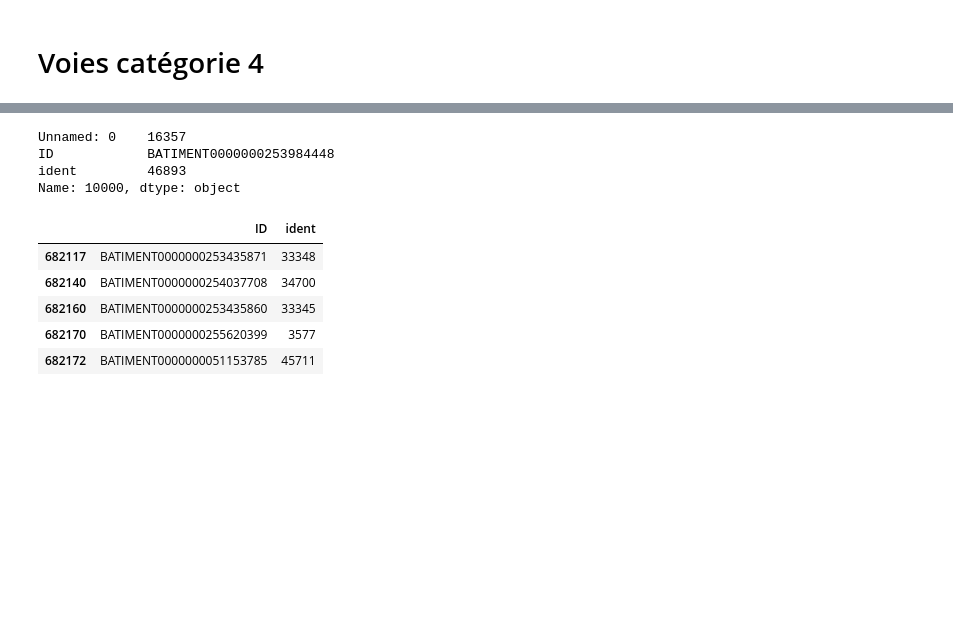
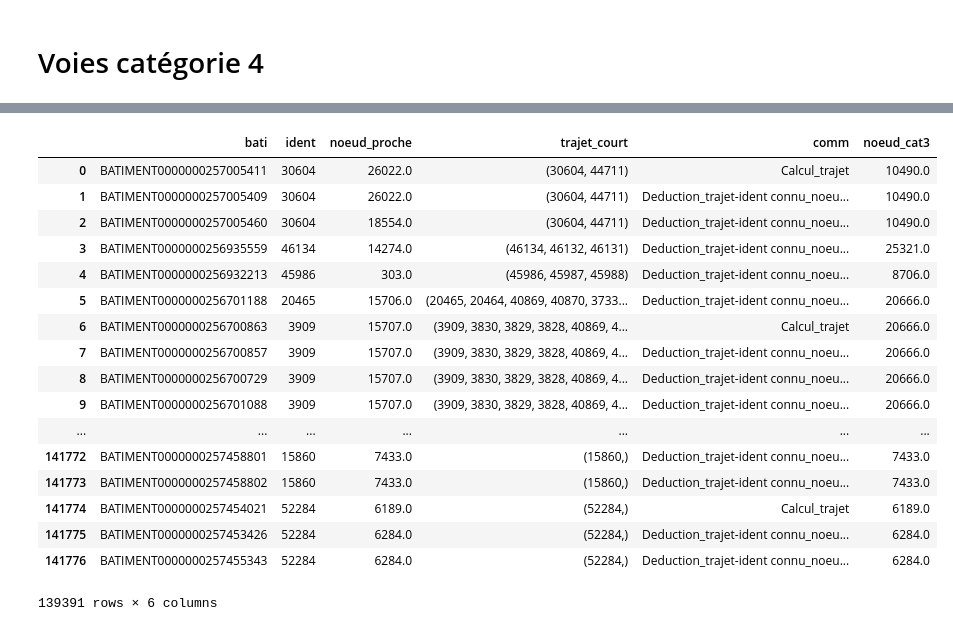
Before and after one commit to nantodevison/Lin_uniq_BdxM, a Jupyter notebook: Lin_uniq_BdxM/Traitements/traitements.ipynb, the cells around one changed output, grey strips where cells are left out. Saved outputs shown, nothing was run; the diff lists cells and outputs as text; code cells hidden in the pictures; blank space fills up the shorter version.

Commit message:
ajout module voies cat4 et diagramme

```diff
--- a/Lin_uniq_BdxM/Traitements/traitements.ipynb
+++ b/Lin_uniq_BdxM/Traitements/traitements.ipynb
@@ -570,0 +537,4 @@ Once deleted, variables cannot be recovered. Proceed (y/[n])?   y
+# %%
+#ensuite, on va limiter les donées aux batiments relatifs aux voies non affectées
+list_bati_rhv_cat4=coreesp_bati2.loc[coreesp_bati2.ident.isin(gdf_traf_1234.loc[gdf_traf_1234.cat_rhv.isin(['4','64'])].ident.tolist())].ID.tolist()
+bati_voie_inconnue=bati.loc[bati.ID.isin(coreesp_bati2.loc[~coreesp_bati2.ident.isin(gdf_traf_1234.ident)].ID.tolist()+list_bati_rhv_cat4)].copy()
@@ -570,0 +559,29 @@ Once deleted, variables cannot be recovered. Proceed (y/[n])?   y
+# %%
+#definition des variables neecessaires
+#ramener la geometrie de la ligne la plus proche sur le bati inconnu
+bati_ligne_proche=bati_voie_inconnue.loc[(bati_voie_inconnue['PopT2016']>=1) & (bati_voie_inconnue['ID']!='BatiFictif')].merge(coreesp_bati2[['ID','ident']], on='ID')
+bati_ligne_proche['ident']=bati_ligne_proche.ident.apply(lambda x : str(x))
+bati_ligne_proche=bati_ligne_proche.merge(gdf_rhv_groupe[['ident', 'geometry']], on='ident').rename(columns={'geometry_x':'geom_p', 'geometry_y':'geom_l'})
+#calculer le point le plus proche situé sur la ligne
+bati_ligne_proche['point_proche']=bati_ligne_proche.apply(lambda x : nearest_points(x['geom_p'],x['geom_l'])[1],axis=1)
+ensemble_lignes=voies_nc.copy()
+#j'ai besoin de cette ligne car les source_target de gdf_traf_1234 sont différents de ceux de ensemble_lignes
+gdf_tot_eq_1234=graph_filaire.loc[graph_filaire.ident.isin(gdf_traf_1234.ident.tolist())]
+vertex_connus=list(set(gdf_tot_eq_1234.source.tolist()+gdf_tot_eq_1234.target.tolist()))
+vertex_impasse=[k for k, v in Counter(graph_filaire.source.tolist()+graph_filaire.target.tolist()).items() if v==1]
+# %%
+%%time
+#test sur une ligne
+ident_proche_bati=str(bati_ligne_proche.loc[bati_ligne_proche['ID']=='BATIMENT0000000257003562'].ident.to_numpy()[0])#risque si ident pas trouver d'IndexError
+point_depart=bati_ligne_proche.loc[bati_ligne_proche['ID']=='BATIMENT0000000257003562'].point_proche.values[0]
+trajets=v4.ensemble_trajet(ident_proche_bati,point_depart,ensemble_lignes, vertex_connus, vertex_impasse, graph_filaire_vertex)
+trajets.initialiser_trajets()
+trajets.allonger_trajet()
+
+trajets.creer_df_tt_trajet()
+trajets.filtrer_df_tt_trajet()
+trajets.trajet_court=tuple(trajets.df_trajet_cat3_grp_OD.loc[trajets.df_trajet_cat3_grp_OD.longueur_tot==trajets.df_trajet_cat3_grp_OD.longueur_tot.min()].lignes.to_numpy()[0])
+trajets.point_arrive=trajets.df_trajet_cat3_grp_OD.loc[trajets.df_trajet_cat3_grp_OD.longueur_tot==trajets.df_trajet_cat3_grp_OD.longueur_tot.min()].points.to_numpy()[0][-1]
+# %%
+trajets=v4.ensemble_trajet(ident_proche_bati,point_depart,ensemble_lignes, vertex_connus, vertex_impasse, graph_filaire_vertex)
+trajets.calculs_trajets()
@@ -571 +658,22 @@ Once deleted, variables cannot be recovered. Proceed (y/[n])?   y
+# %%
+resultat
+# %% [output]
+|  | bati | ident | noeud_proche | trajet_court | comm | noeud_cat3 |
+| 0 | BATIMENT0000000257005411 | 30604 | 26022.0 | (30604, 44711) | Calcul_trajet | 10490.0 |
+| 1 | BATIMENT0000000257005409 | 30604 | 26022.0 | (30604, 44711) | Deduction_trajet-ident connu_noeu... | 10490.0 |
+| 2 | BATIMENT0000000257005460 | 30604 | 18554.0 | (30604, 44711) | Deduction_trajet-ident connu_noeu... | 10490.0 |
+| 3 | BATIMENT0000000256935559 | 46134 | 14274.0 | (46134, 46132, 46131) | Deduction_trajet-ident connu_noeu... | 25321.0 |
+| 4 | BATIMENT0000000256932213 | 45986 | 303.0 | (45986, 45987, 45988) | Deduction_trajet-ident connu_noeu... | 8706.0 |
+| 5 | BATIMENT0000000256701188 | 20465 | 15706.0 | (20465, 20464, 40869, 40870, 3733... | Deduction_trajet-ident connu_noeu... | 20666.0 |
+| 6 | BATIMENT0000000256700863 | 3909 | 15707.0 | (3909, 3830, 3829, 3828, 40869, 4... | Calcul_trajet | 20666.0 |
+| 7 | BATIMENT0000000256700857 | 3909 | 15707.0 | (3909, 3830, 3829, 3828, 40869, 4... | Deduction_trajet-ident connu_noeu... | 20666.0 |
+| 8 | BATIMENT0000000256700729 | 3909 | 15707.0 | (3909, 3830, 3829, 3828, 40869, 4... | Deduction_trajet-ident connu_noeu... | 20666.0 |
+| 9 | BATIMENT0000000256701088 | 3909 | 15707.0 | (3909, 3830, 3829, 3828, 40869, 4... | Deduction_trajet-ident connu_noeu... | 20666.0 |
+| ... | ... | ... | ... | ... | ... | ... |
+| 141772 | BATIMENT0000000257458801 | 15860 | 7433.0 | (15860,) | Deduction_trajet-ident connu_noeu... | 7433.0 |
+| 141773 | BATIMENT0000000257458802 | 15860 | 7433.0 | (15860,) | Deduction_trajet-ident connu_noeu... | 7433.0 |
+| 141774 | BATIMENT0000000257454021 | 52284 | 6189.0 | (52284,) | Calcul_trajet | 6189.0 |
+| 141775 | BATIMENT0000000257453426 | 52284 | 6284.0 | (52284,) | Deduction_trajet-ident connu_noeu... | 6284.0 |
+| 141776 | BATIMENT0000000257455343 | 52284 | 6284.0 | (52284,) | Deduction_trajet-ident connu_noeu... | 6284.0 |
+139391 rows × 6 columns
 # %%
@@ -575,16 +680,0 @@ coreesp_bati2=pd.read_csv(r'D:\temp\Linearisation_BM\C19SA0101\C19SA0101\Doc_tra
-# %%
-coreesp_bati2.iloc[10000]
-# %% [output]
-Unnamed: 0    16357
-ID            BATIMENT0000000253984448
-ident         46893
-Name: 10000, dtype: object
-# %%
-coreesp_bati.tail(5)
-# %% [output]
-|  | ID | ident |
-| 682117 | BATIMENT0000000253435871 | 33348 |
-| 682140 | BATIMENT0000000254037708 | 34700 |
-| 682160 | BATIMENT0000000253435860 | 33345 |
-| 682170 | BATIMENT0000000255620399 | 3577 |
-| 682172 | BATIMENT0000000051153785 | 45711 |
```
Also changed, not shown: parts of 40 cells of this notebook, 8 other files.
